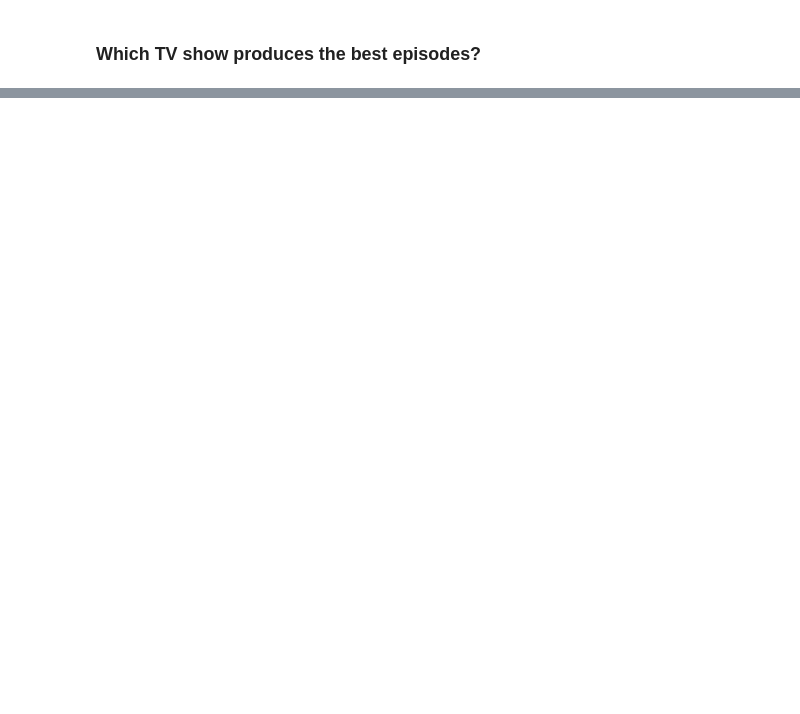
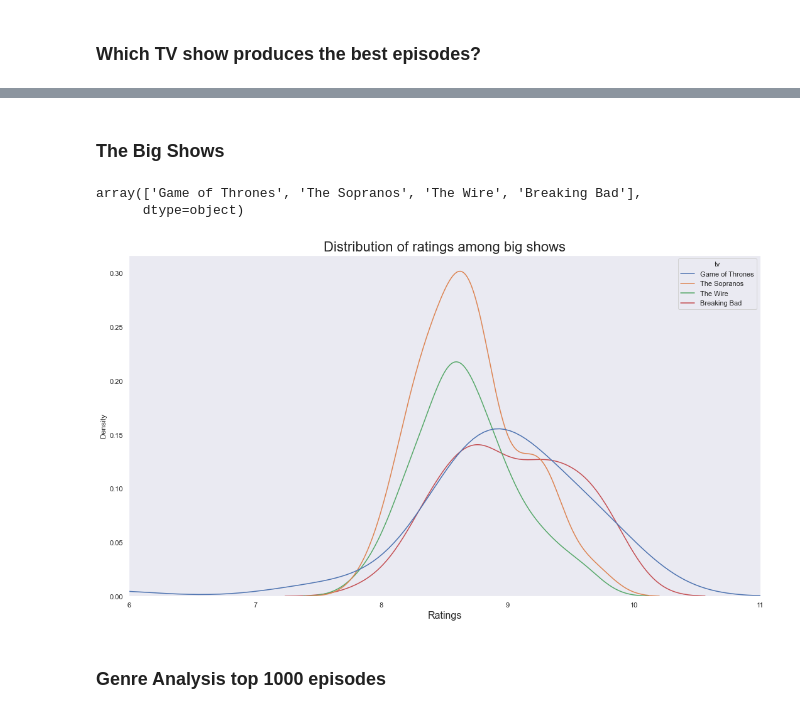
Before and after one commit to MUbarak123-56/IMDB-TV, a Jupyter notebook: data-exploration-code/data-exploration.ipynb, the cells around one changed output, grey strips where cells are left out. Saved outputs shown, nothing was run; the diff lists cells and outputs as text; code cells hidden in the pictures; blank space fills up the shorter version.

```diff
--- a/data-exploration-code/data-exploration.ipynb
+++ b/data-exploration-code/data-exploration.ipynb
@@ -171,0 +258,20 @@ plt.show();
+# %% [markdown]
+### The Big Shows
+# %%
+imdb_data_big4 = imdb_data[imdb_data["tv"].isin(["Game of Thrones", "Breaking Bad", "The Wire", "The Sopranos"])]
+# %%
+imdb_data_big4["tv"].unique()
+# %% [output]
+array(['Game of Thrones', 'The Sopranos', 'The Wire', 'Breaking Bad'],
+      dtype=object)
+# %%
+plt.figure(figsize= (18,10))
+sns.kdeplot(x = "rating", data = imdb_data_big4, hue = "tv")
+plt.title("Distribution of ratings among big shows", fontsize = 22)
+plt.xlabel("Ratings", fontsize = 16)
+plt.xlim(6,11)
+plt.show()
+# %% [output]
+[figure, added]
+# %% [markdown]
+### Genre Analysis top 1000 episodes
```
Also changed, not shown: parts of 23 cells of this notebook.
